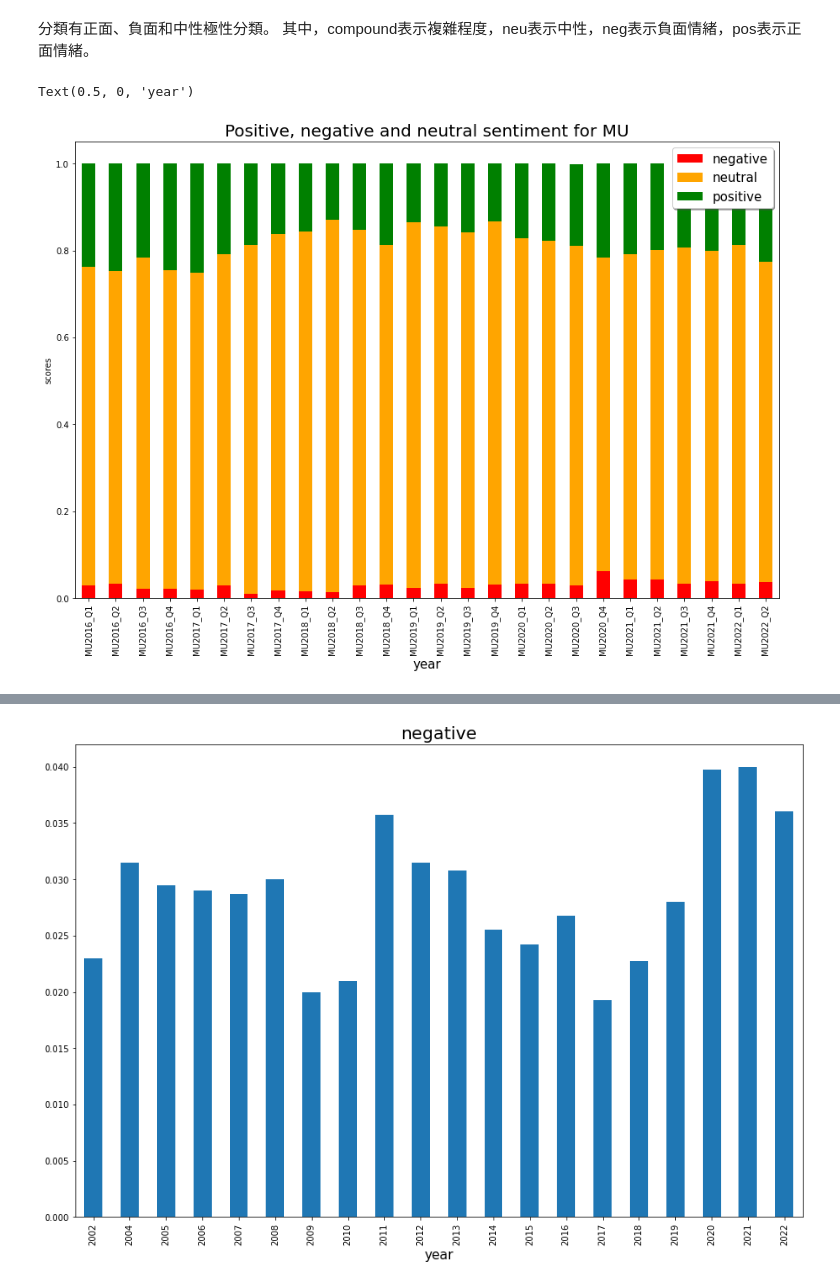
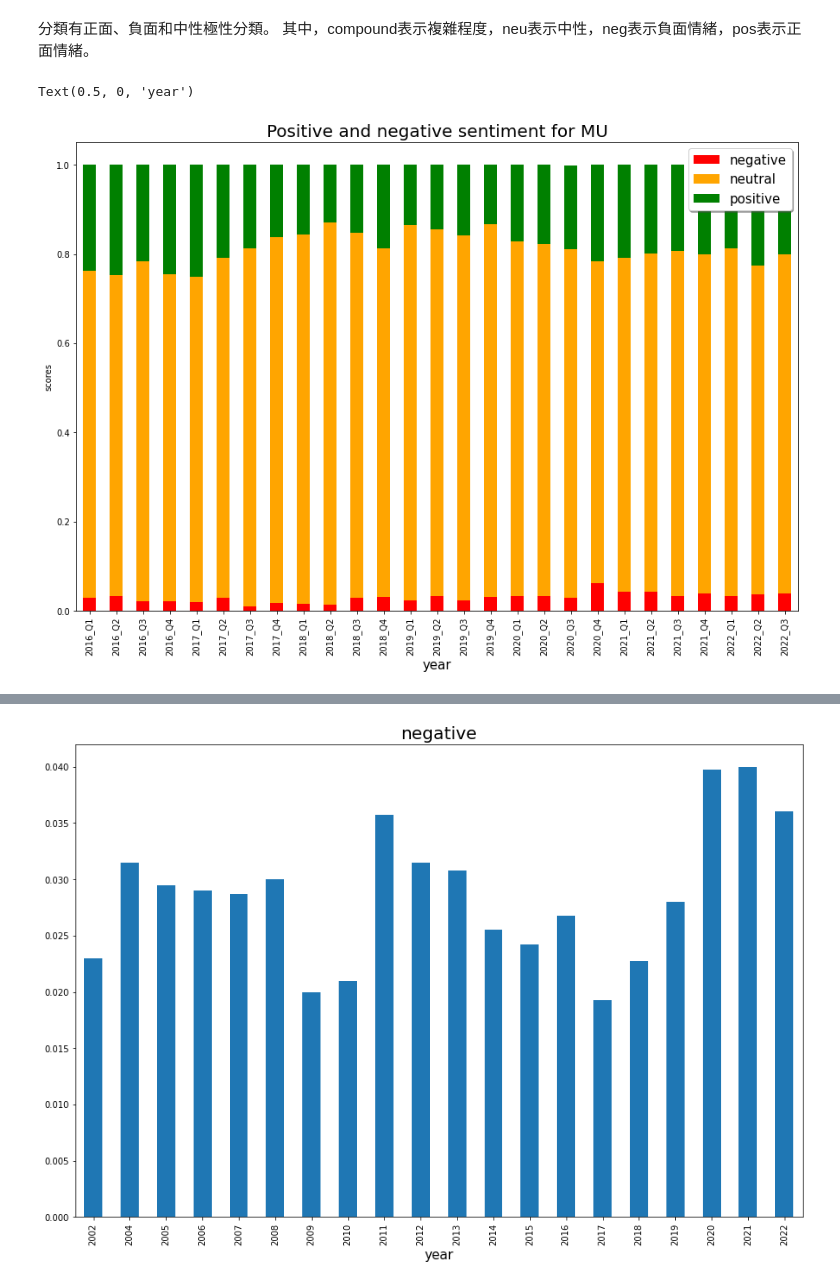
Before and after one commit to ba88052/Earnings_Call_Transcripts_Analyze, a Jupyter notebook: Earnings_Call_Transcripts_Analyze.ipynb, the cells around one changed output, grey strips where cells are left out. Saved outputs shown, nothing was run; the diff lists cells and outputs as text; code cells hidden in the pictures.

```diff
--- a/Earnings_Call_Transcripts_Analyze.ipynb
+++ b/Earnings_Call_Transcripts_Analyze.ipynb
@@ -113,8 +113,9 @@ print_now()
 ##Get Earnings Call Data
 # %%
 key = "MU"
-
-# os.makedirs(f'earning-call/{key}')
+dir = f'earning-call/{key}'
+if not os.path.isdir(dir):
+    os.makedirs(dir)
 
 url = "https://statementdog.com/users/sign_in"
 payload = {'email': 'ba880502@gmail.com', 'password': 'qwertyuiop'}
@@ -138,7 +139,7 @@ driver.find_element_by_class_name("submit-btn").click()
 time.sleep(2)
 driver.find_element_by_name("stockid").send_keys(key)
 time.sleep(1)
-driver.find_element_by_class_name("stock-search-btn").click()
+driver.find_element_by_class_name("search-form-button").click()
 time.sleep(2)
 driver.find_element_by_class_name("menu-item-statement").click()
 time.sleep(1)
@@ -148,16 +149,20 @@ time.sleep(1)
 soup = BeautifulSoup(driver.page_source, "html.parser")
 links = soup.find_all("a")
 
+test = []
+
 for link in links:
     if re.search('逐字稿', link.text) != None:
-        # print(link["href"])
-        fileNameArr = link["href"].split("/")
-        fileName = key + fileNameArr[-2] + "_" + "Q" + fileNameArr[-1]
-        # print(fileName)
         driver.find_element_by_xpath(f'//a[@href="{link["href"]}"]' ).click()
         time.sleep(1)
         driver.switch_to.window(driver.window_handles[1])
         time.sleep(1)
+
+        title = driver.find_element_by_class_name("earnings-calls-header-title")
+        fileNameArr = str(BeautifulSoup(title.text, "html.parser"))
+        fileName = key + fileNameArr[10:14] + "_" + "Q" + fileNameArr[-8]
+        # print(fileName)
+
         containers = driver.find_element_by_class_name("translate-content-container")
         ps = BeautifulSoup(containers.text, "html.parser")
 
@@ -275,5 +282,5 @@ SourceHanSerifK-Lig 100%[===================>]  22.33M  78.0MB/s    in 0.3s
 # %%
-columns = ["year", "quarter", "text", "Server_count", "PC_count"]
+columns = ["title","year", "quarter", "text", "Server_count", "PC_count"]
 EC_df = pd.DataFrame(columns = columns)
 num = 0
 for filename in os.listdir(f"earning-call/{key}"):
@@ -287,11 +294,11 @@ for filename in os.listdir(f"earning-call/{key}"):
         PC = count["pc"]
     except:
         PC = 0
-    EC_df.loc[num, "quarter"] = filename[:-4]
+    EC_df.loc[num, "title"] = filename[2:-4]
+    EC_df.loc[num, "quarter"] = filename[-5]
     EC_df.loc[num, "year"] = int(filename[2:6])
     EC_df.loc[num, "Server_count"] =  server
     EC_df.loc[num, "PC_count"] = PC
-    EC_df = EC_df.sort_values(by = "quarter")
+    EC_df = EC_df.sort_values(by = "title")
     EC_df.reset_index(inplace = True, drop = True)
-
     num += 1
@@ -368,27 +391,27 @@ for texts in EC_df.text.values:
 # Convert the list of dicts into a DataFrame
 scores_df = pd.DataFrame(scores)
 # Join the DataFrames
-scored_news = pd.concat([EC_df[["quarter", "year"]], scores_df], axis=1)
-scored_news.columns = ["quarter", "year", 'negative', 'neutral', 'positive', "compound"]
+scored_news = pd.concat([EC_df[["title", "year"]], scores_df], axis=1)
+scored_news.columns = ["title", "year", 'negative', 'neutral', 'positive', "compound"]
 # %% [markdown]
 
 分類有正面、負面和中性極性分類。
 其中，compound表示複雜程度，neu表示中性，neg表示負面情緒，pos表示正面情緒。
 # %%
-TITLE = "Positive, negative and neutral sentiment for MU"
-COLORS = ["red", "orange", "green"]
-sc = scored_news[scored_news["year"]>2015].set_index("quarter").sort_index()
+TITLE = "Positive and negative sentiment for MU"
+COLORS = ["red", "orange","green"]
+sc = scored_news[scored_news["year"]>2015].set_index("title").sort_index()
 plot_scores = sc.drop(['year', 'compound'], axis=1)
 # Change the column names to 'negative', 'positive', and 'neutral'
-plot_scores.columns = ['negative', 'neutral', 'positive']
+# plot_scores.columns = ['negative', 'neutral', 'positive']
 # Plot a stacked bar chart
 plot_scores.plot.bar(stacked = True, figsize=(15, 10), color = COLORS).legend(fontsize = 15,
             loc = 'best', shadow = True)
 plt.ylabel("scores")
 plt.title(TITLE, fontsize = 20)
 plt.xticks(fontsize=10)
 plt.yticks(fontsize=10)
 plt.xlabel("year", fontsize=15)
 # %% [output]
 Text(0.5, 0, 'year')
-[figure, old version]
+[figure, new version]
```
Also changed, not shown: parts of 9 cells of this notebook.
